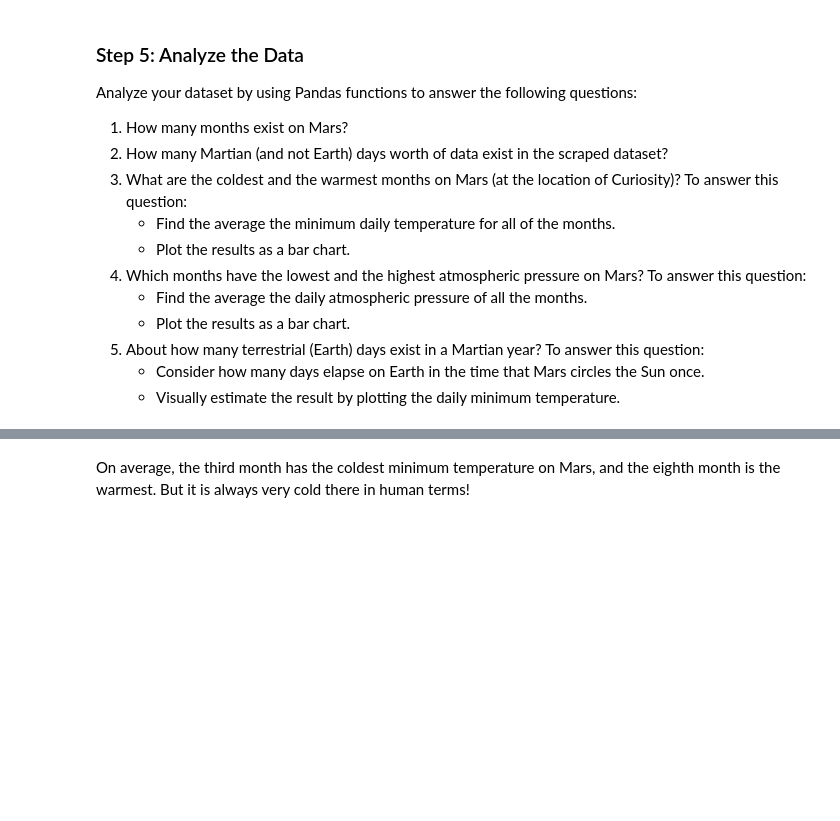
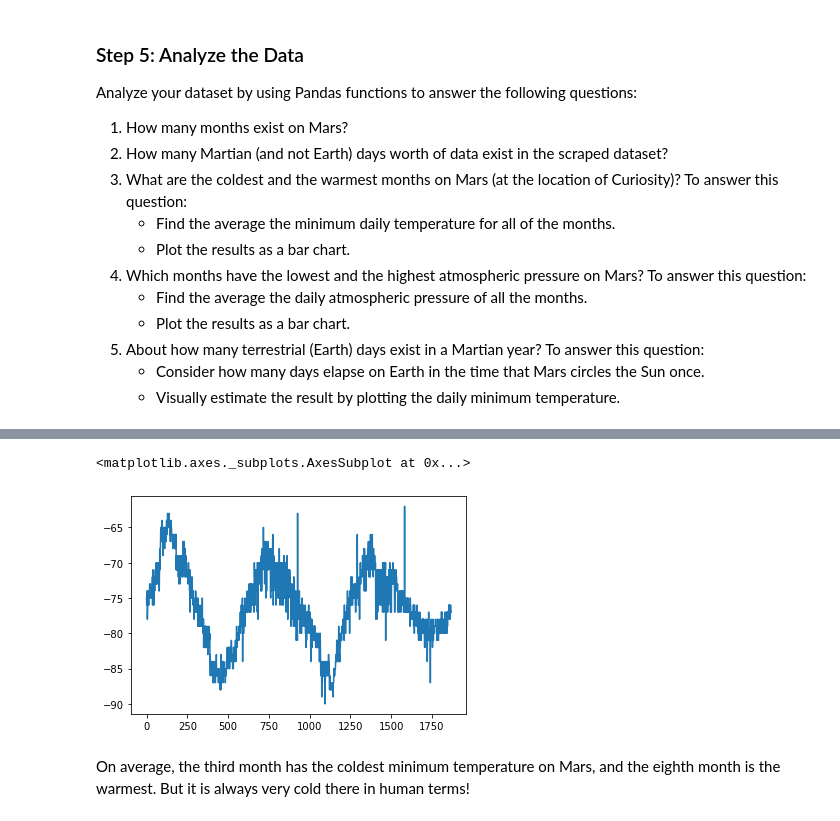
Before and after one commit to TEarle1213/Web_Scraping-Challenge, a Jupyter notebook: Starter_Code/part_2_mars_weather.ipynb, the cells around one changed output, grey strips where cells are left out. Drawn from its saved outputs; the diff is of its cells as text; code cells hidden in the pictures; blank space fills up the shorter version.

```diff
--- a/Starter_Code/part_2_mars_weather.ipynb
+++ b/Starter_Code/part_2_mars_weather.ipynb
@@ -32,8 +32,8 @@ html=browser.html
 html_soup=soup(html, 'html.parser')
 # %%
 # Extract all rows of data
-table=html_soup.find('table', class_='table')
-rows=table.findAll('tr')
+table=html_soup.find('tbody')
+rows=table.findAll('tr',class_='data-row')
 # %% [markdown]
 ### Step 3: Store the Data
 
@@ -47,9 +47,19 @@ Assemble the scraped data into a Pandas DataFrame. The columns should have the s
 * `min_temp`: the minimum temperature, in Celsius, of a single Martian day (sol)
 * `pressure`: The atmospheric pressure at Curiosity's location
 # %%
+#get the column names into a list
+columns_list=[]
+column_name=table.findAll('th')
+for name in column_name:
+    columns_list.append(name.text)
 # Create an empty list
+data_list=[]
 
 # Loop through the scraped data to create a list of rows
+for row in rows:
 #each row value is a 'td'
+    values=row.findAll('td')
+    full_row=[col.text for col in values]
+    data_list.append(full_row)
 # %%
 # Create a Pandas DataFrame by using the list of rows and a list of the column names
@@ -100,5 +210,9 @@ Analyze your dataset by using Pandas functions to answer the following questions
 # %%
 # 5. How many terrestrial (earth) days are there in a Martian year?
+mars_df['min_temp'].plot(kind='line')
+# %% [output]
+<matplotlib.axes._subplots.AxesSubplot at 0x...>
+[figure, added]
 # %% [markdown]
 On average, the third month has the coldest minimum temperature on Mars, and the eighth month is the warmest. But it is always very cold there in human terms!
 # %% [markdown]
```
Also changed, not shown: parts of 16 cells of this notebook, 1 other file.
